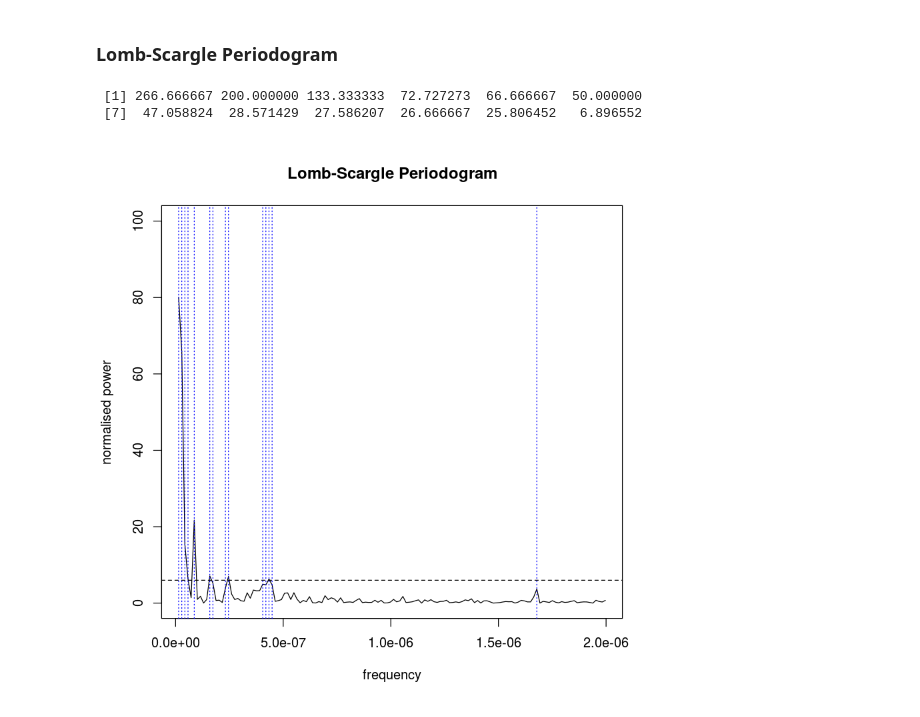
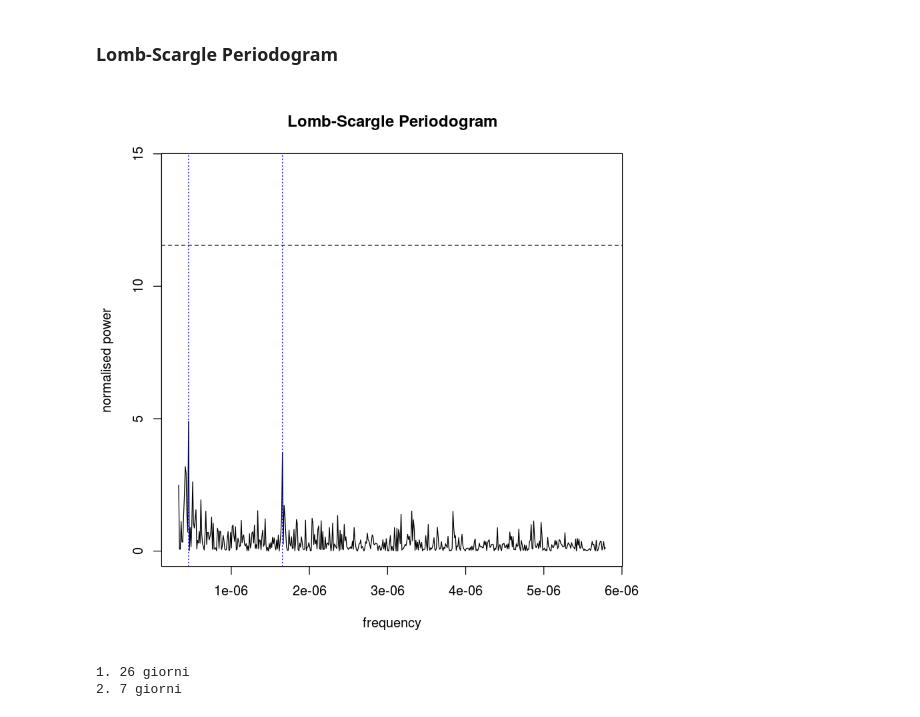
Before and after one commit to mt82/Peso, a Jupyter notebook: Peso.ipynb, the cells around one changed output. Cells and saved outputs as stored; diff of their text form; code cells hidden in the pictures.

```diff
--- a/Peso.ipynb
+++ b/Peso.ipynb
@@ -23,8 +23,10 @@ dt <- dt %>%
     mutate(Year=year(Date)) %>%
     mutate(Week=week(Date)) %>%
     mutate(MonthYear=as.factor(format(Date,"%Y-%m"))) %>%
+    mutate(FirstDayWeek=cut(as.POSIXct(time), "week")) %>%
+    mutate(FirstDayMonth=cut(as.POSIXct(time), "month")) %>%
     mutate(YearWeek=as.factor(paste(as.character(Year),
-                                    as.character(Week),sep='-')))
+                                    sprintf("%02d", Week),sep='-')))
 dt$dayWeek <- factor(dt$dayWeek, levels= c("Monday",
     "Tuesday", "Wednesday", "Thursday", "Friday",
     "Saturday", "Sunday"))
@@ -158,18 +196,24 @@ table %>%
 # %%
 plot <- lsp(dt[,c("time","Weight")],
             type = "frequency",
-            from = 1e-8,
-            to = 2e-6,
-            alpha = 0.5)
+            to = 1./(2.*60*60*24),
+            from = 1/(0.1*60*60*24*365),
+            ofac = 1.)
 power <- unlist(plot["power"], use.names=FALSE)
 scanned <- unlist(plot["scanned"], use.names=FALSE)
 freq <- scanned[which(power>3.6)]
 abline(v=freq,
        col=rep("blue",times = length(freq)),
        lty=rep(3,times = length(freq)),
        lwd=rep(1,times = length(freq)))
 periods <- 1/freq/60/60/24
 # %% [output]
- [1] 266.666667 200.000000 133.333333  72.727273  66.666667  50.000000
- [7]  47.058824  28.571429  27.586207  26.666667  25.806452   6.896552
-[figure, old version]
+[figure, new version]
+# %%
+for (i in c(1:length(periods)))
+{
+  cat(paste(i,".",sep=''), round(periods[i],digits=0), "giorni\n")
+}
+# %% [output]
+1. 26 giorni
+2. 7 giorni
```
Also changed, not shown: parts of 4 cells of this notebook, 1 other file.
